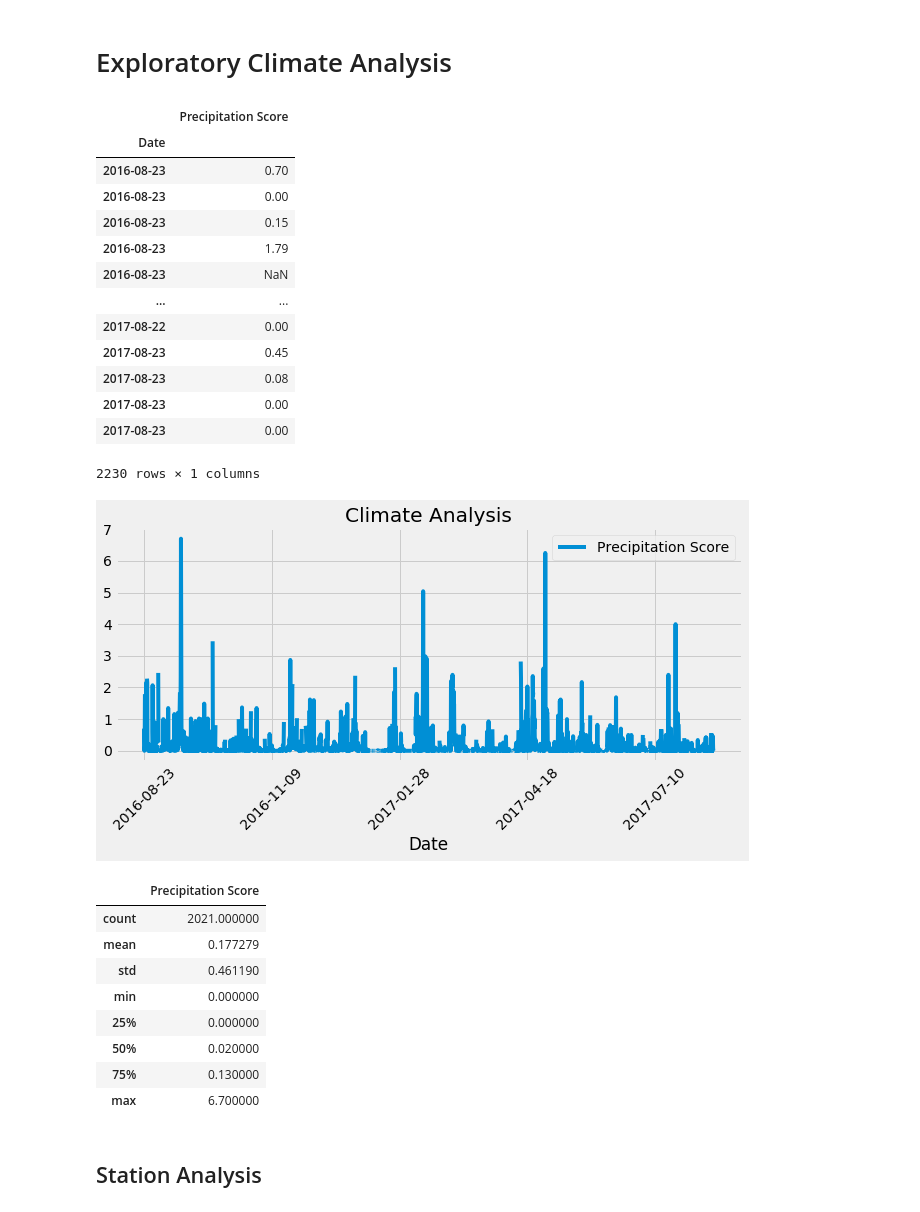
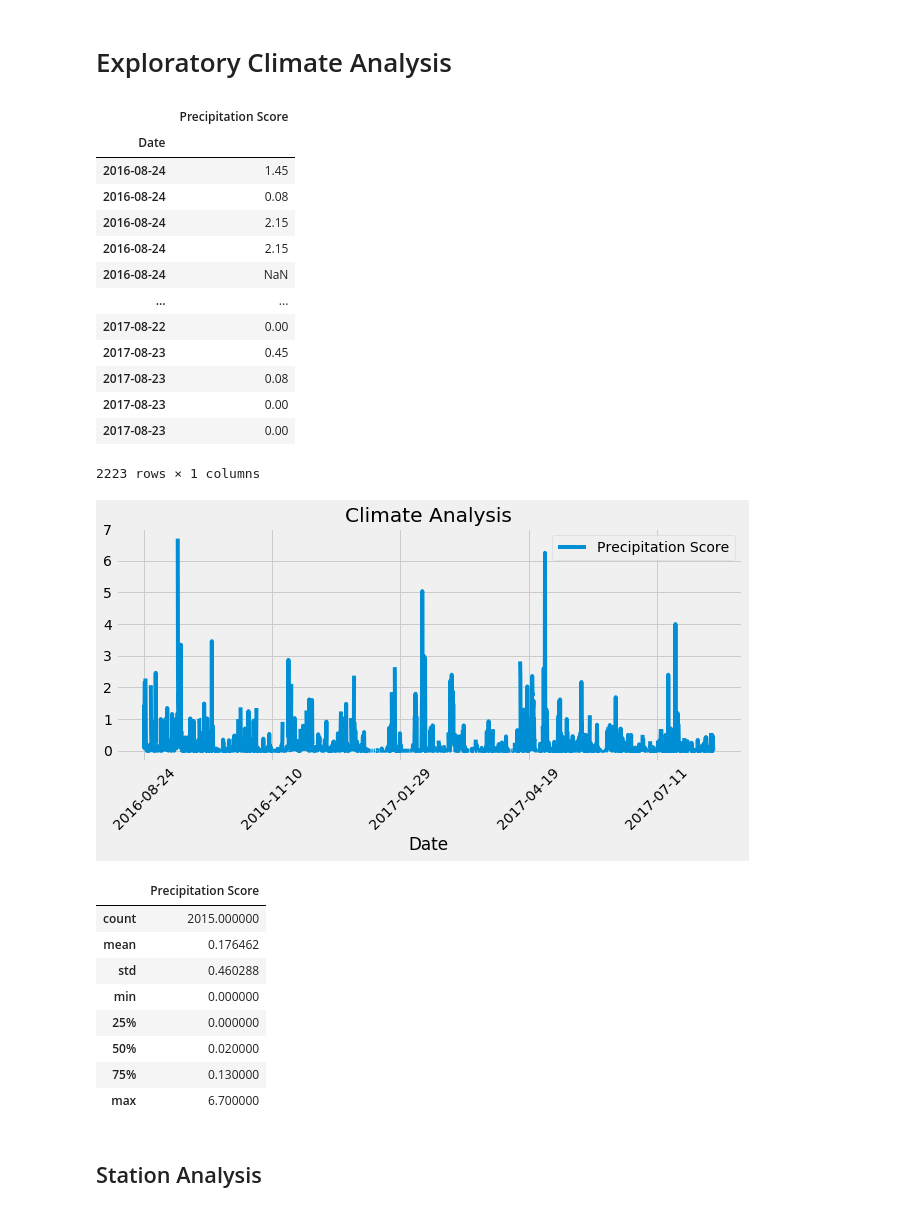
Before and after one commit to Soumya-Patil/Sqlalchemy-Challenge, a Jupyter notebook: surfs_up.ipynb, the cells around one changed output. Drawn from its saved outputs; the diff is of its cells as text; code cells hidden in the pictures.

```diff
--- a/surfs_up.ipynb
+++ b/surfs_up.ipynb
@@ -42,58 +40,69 @@ session = Session(engine)
 
 # Exploratory Climate Analysis
 # %%
-''' On exploring the hawaii.sqlite database , we know the last  data point stands at date 2017-08-23'''
+# Design a query to retrieve the last 12 months of precipitation data and plot the results
+# Calculate the date 1 year ago from the last data point in the database
 
-# Design a query to retrieve the last 12 months of precipitation data and plot the results
+# query for the last data point in the database for the date
+y = session.query(measurement_obj.date).order_by(measurement_obj.date.desc()).first()
+
+# extract the tuple of the result
+date_str =  y[0]
+
+# string format
+format_str = '%Y-%m-%d'
+
+"""Return a string representing the date, controlled by an explicit format string. \
+   Format codes referring to hours, minutes or seconds will see 0 values."""
+
+last_date = dt.datetime.strptime(date_str, format_str)
+
+# perform a "datetime.datetime - timedelta" operation , to go to the previous year
+last_year = last_date - dt.timedelta(days = 365)
+
+# # Perform a query to retrieve the data and precipitation scores
 prcp_data = session.query(measurement_obj.date , measurement_obj.prcp).\
-            filter(measurement_obj.date >= (dt.date(2017 , 8, 23) - dt.timedelta(days = 365))).\
+            filter(measurement_obj.date >= ( last_date - dt.timedelta(days = 365))).\
             order_by(measurement_obj.date.desc()).all()
 
-# Calculate the date 1 year ago from the last data point in the database
-
-#y = session.query(measurement_obj.date).order_by(measurement_obj.date.desc()).first()
-last_year = dt.date(2017,8,23) - dt.timedelta(days = 365)
-
-# Perform a query to retrieve the data and precipitation scores
-''' since the query has been already performed, '''
 
 # Save the query results as a Pandas DataFrame and set the index to the date column
 prcp_df = pd.DataFrame(prcp_data , columns = ['Date' , 'Precipitation Score'])
 prcp_df.set_index('Date',inplace = True)
 
 # Sort the dataframe by date
 prcp_sort = prcp_df.sort_values(by = 'Date',ascending = True)
 
 # check what it looks like
 prcp_sort
 # %% [output]
 |  | Precipitation Score |
 | Date |  |
-| 2016-08-23 | 0.70 |
-| 2016-08-23 | 0.00 |
-| 2016-08-23 | 0.15 |
-| 2016-08-23 | 1.79 |
-| 2016-08-23 | NaN |
+| 2016-08-24 | 1.45 |
+| 2016-08-24 | 0.08 |
+| 2016-08-24 | 2.15 |
+| 2016-08-24 | 2.15 |
+| 2016-08-24 | NaN |
 | ... | ... |
 | 2017-08-22 | 0.00 |
 | 2017-08-23 | 0.45 |
 | 2017-08-23 | 0.08 |
 | 2017-08-23 | 0.00 |
 | 2017-08-23 | 0.00 |
-2230 rows × 1 columns
+2223 rows × 1 columns
 # %%
 # Use Pandas Plotting with Matplotlib to plot the data
 prcp_plot = prcp_sort.plot(figsize = (10,4),title = 'Climate Analysis', rot = 45)
 # %% [output]
-[figure, old version]
+[figure, new version]
 # %%
 # Use Pandas to calcualte the summary statistics for the precipitation data
 prcp_sort.describe()
 # %% [output]
 |  | Precipitation Score |
-| count | 2021.000000 |
-| mean | 0.177279 |
-| std | 0.461190 |
+| count | 2015.000000 |
+| mean | 0.176462 |
+| std | 0.460288 |
 | min | 0.000000 |
 | 25% | 0.000000 |
 | 50% | 0.020000 |
```
Also changed, not shown: parts of 3 cells of this notebook.
